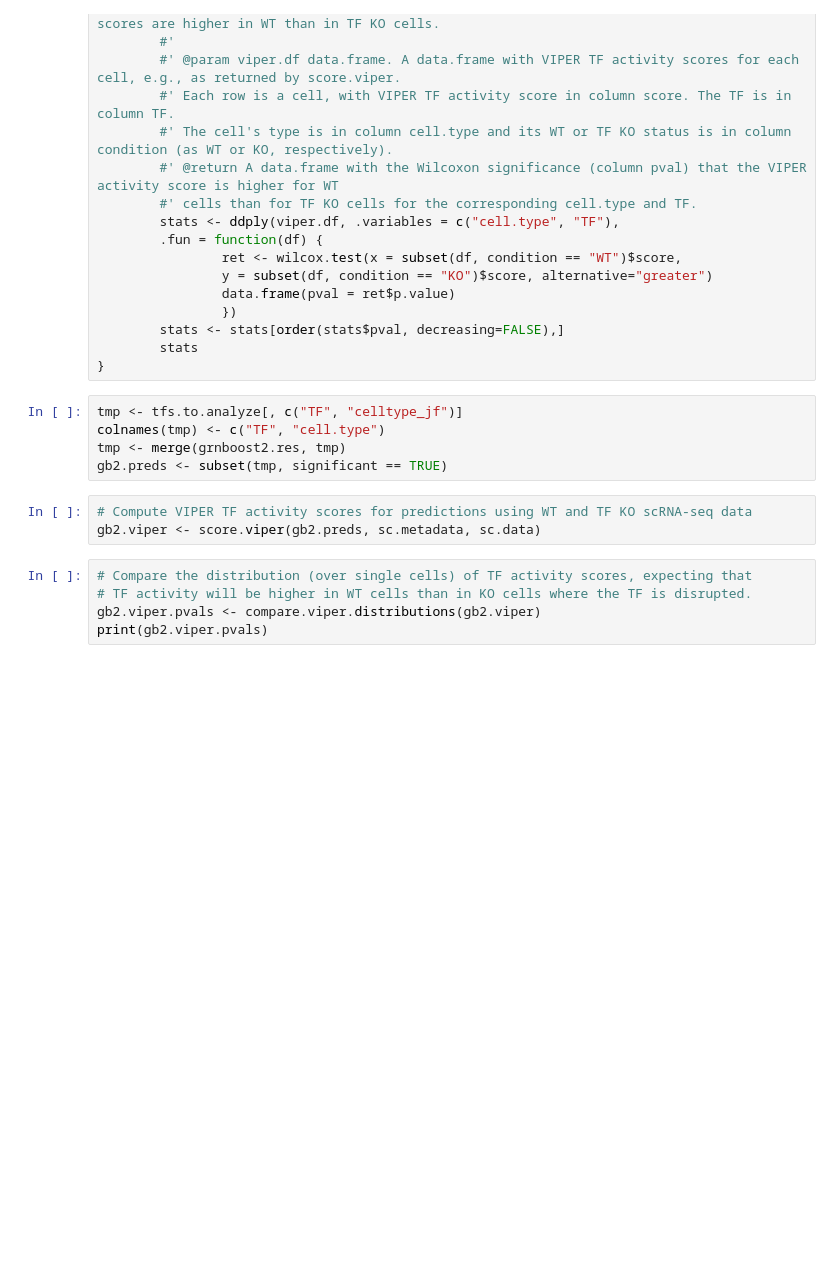
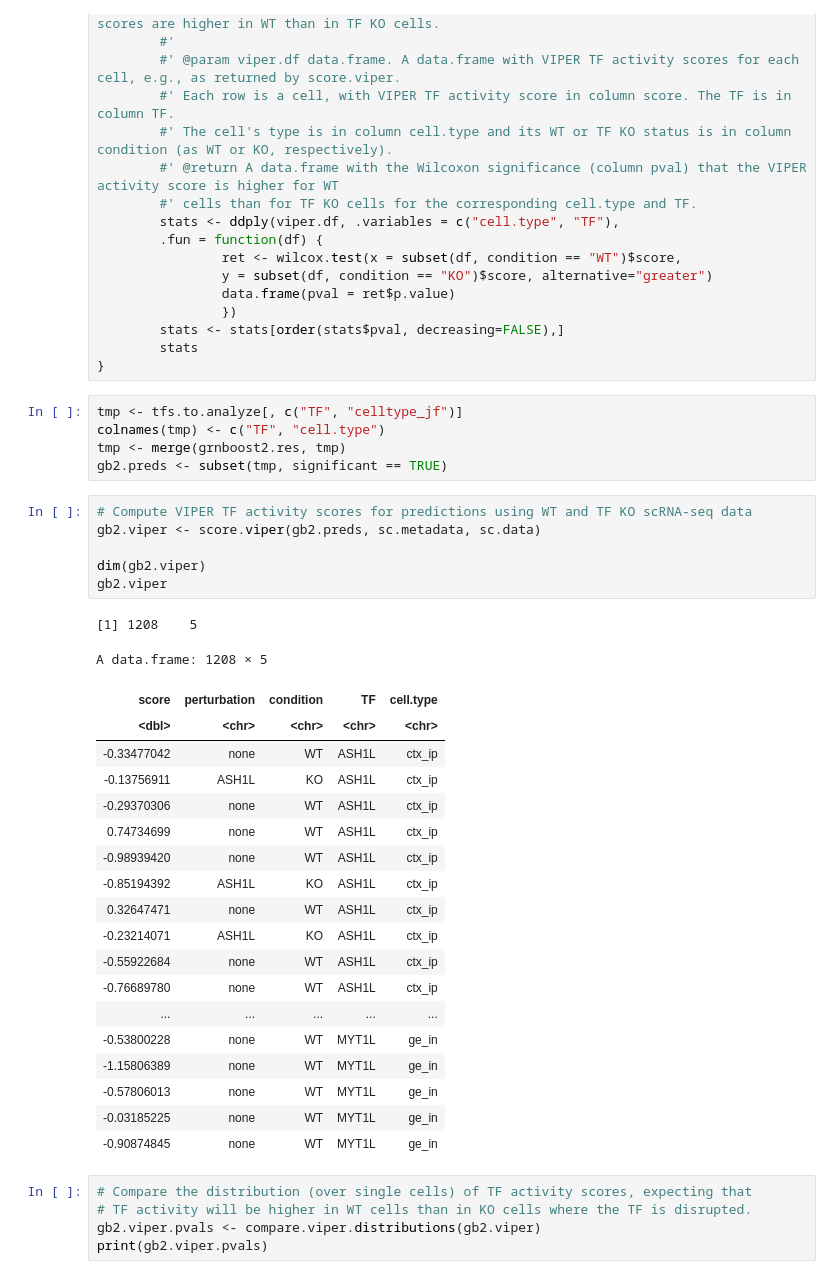
Before and after one commit to dwools/Team1_FinalProject, a Jupyter notebook: morphic-mini-challenge/R/apply-viper-evaluation.ipynb, the cells around one changed output. Drawn from its saved outputs; the diff is of its cells as text; blank space fills up the shorter version.

```diff
--- a/morphic-mini-challenge/R/apply-viper-evaluation.ipynb
+++ b/morphic-mini-challenge/R/apply-viper-evaluation.ipynb
@@ -238,6 +241,30 @@ gb2.preds <- subset(tmp, significant == TRUE)
 # %%
 # Compute VIPER TF activity scores for predictions using WT and TF KO scRNA-seq data
 gb2.viper <- score.viper(gb2.preds, sc.metadata, sc.data)
+
+dim(gb2.viper)
+gb2.viper
+# %% [output]
+[1] 1208    5
+A data.frame: 1208 × 5
+| score | perturbation | condition | TF | cell.type |
+| <dbl> | <chr> | <chr> | <chr> | <chr> |
+| -0.33477042 | none | WT | ASH1L | ctx_ip |
+| -0.13756911 | ASH1L | KO | ASH1L | ctx_ip |
+| -0.29370306 | none | WT | ASH1L | ctx_ip |
+| 0.74734699 | none | WT | ASH1L | ctx_ip |
+| -0.98939420 | none | WT | ASH1L | ctx_ip |
+| -0.85194392 | ASH1L | KO | ASH1L | ctx_ip |
+| 0.32647471 | none | WT | ASH1L | ctx_ip |
+| -0.23214071 | ASH1L | KO | ASH1L | ctx_ip |
+| -0.55922684 | none | WT | ASH1L | ctx_ip |
+| -0.76689780 | none | WT | ASH1L | ctx_ip |
+| ... | ... | ... | ... | ... |
+| -0.53800228 | none | WT | MYT1L | ge_in |
+| -1.15806389 | none | WT | MYT1L | ge_in |
+| -0.57806013 | none | WT | MYT1L | ge_in |
+| -0.03185225 | none | WT | MYT1L | ge_in |
+| -0.90874845 | none | WT | MYT1L | ge_in |
 # %%
 # Compare the distribution (over single cells) of TF activity scores, expecting that
 # TF activity will be higher in WT cells than in KO cells where the TF is disrupted.
```
Also changed, not shown: parts of 2 cells of this notebook, 32 other files.
